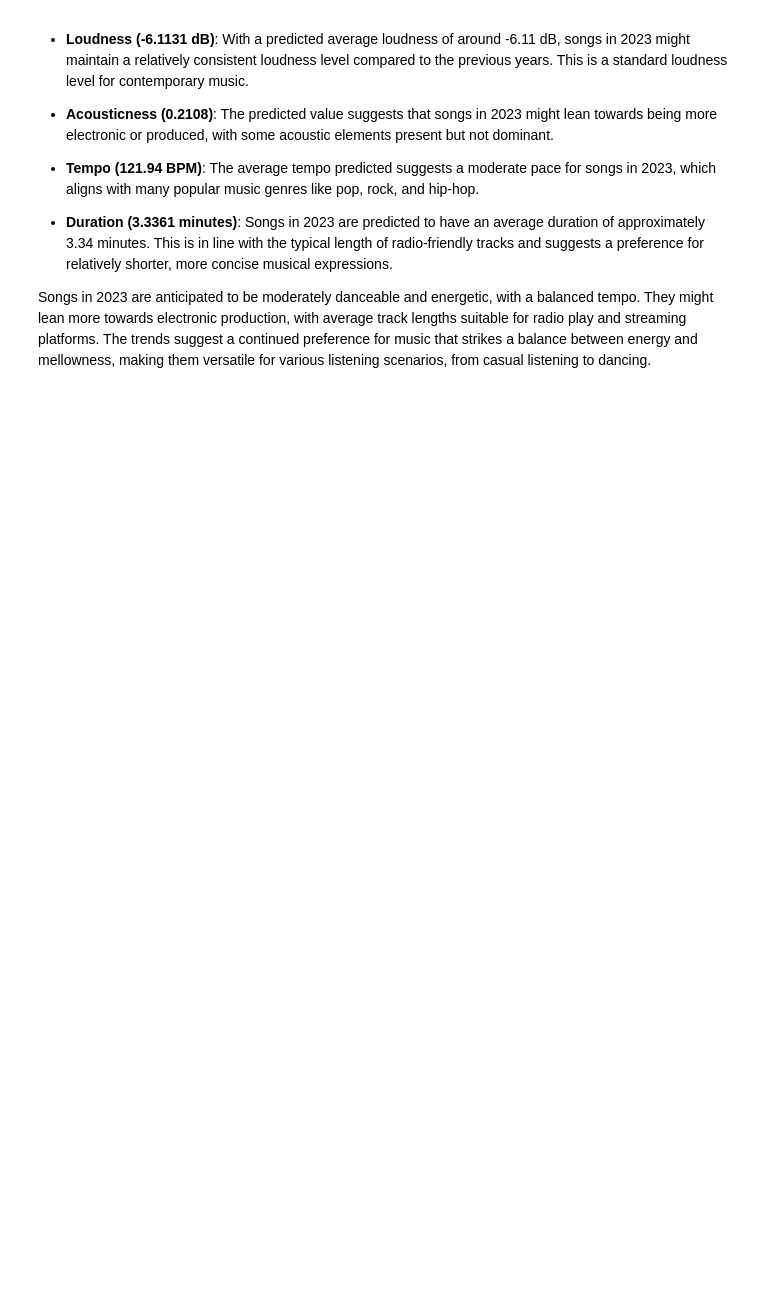
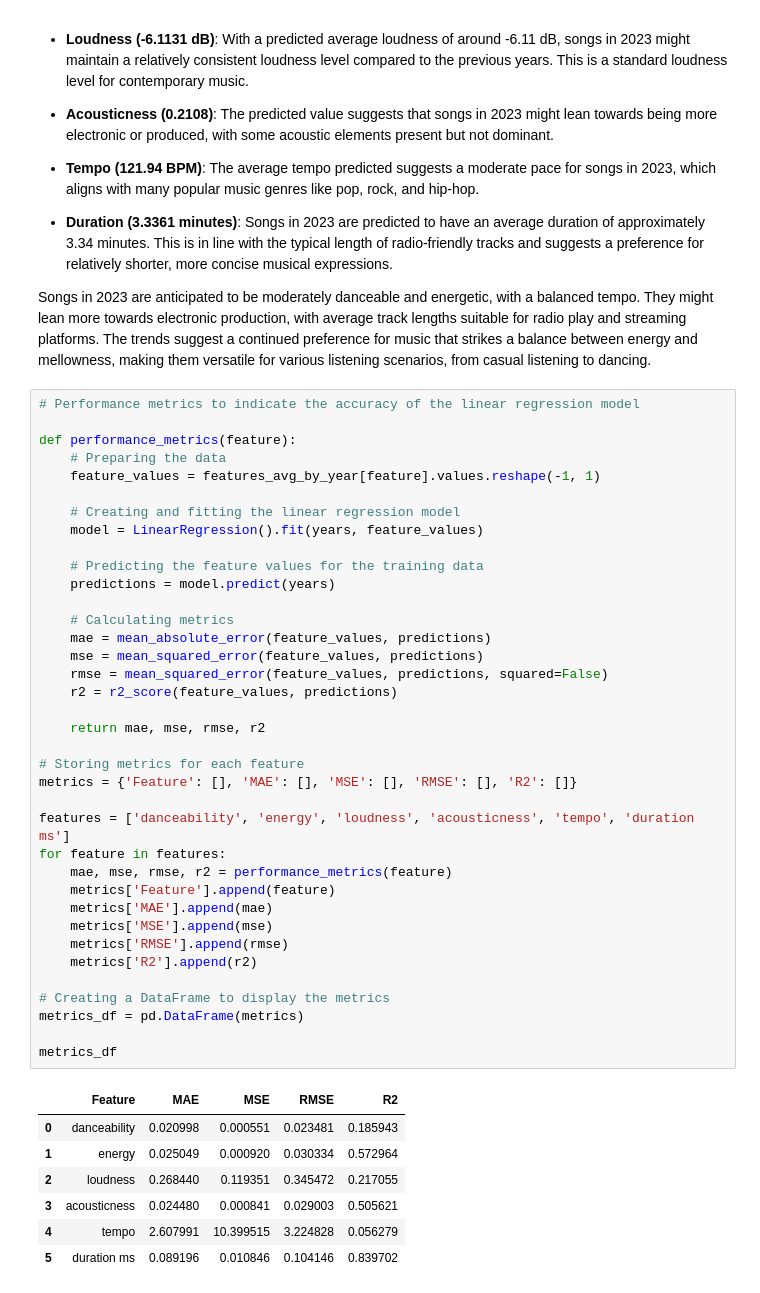
Before and after one commit to amnaduny/04-Spotify-playlist-2010-to-2022---Machine-Learning, a Jupyter notebook: playlist_2010to2022-machine_learning.ipynb, the cells around one changed output. Cells and saved outputs as stored; diff of their text form; blank space fills up the shorter version.

Commit message:
performance metrics

```diff
--- a/playlist_2010to2022-machine_learning.ipynb
+++ b/playlist_2010to2022-machine_learning.ipynb
@@ -182,3 +183,48 @@ Based on the prediction, can be concluded :
 - **Duration (3.3361 minutes)**: Songs in 2023 are predicted to have an average duration of approximately 3.34 minutes. This is in line with the typical length of radio-friendly tracks and suggests a preference for relatively shorter, more concise musical expressions.
 
 Songs in 2023 are anticipated to be moderately danceable and energetic, with a balanced tempo. They might lean more towards electronic production, with average track lengths suitable for radio play and streaming platforms. The trends suggest a continued preference for music that strikes a balance between energy and mellowness, making them versatile for various listening scenarios, from casual listening to dancing.
+# %%
+# Performance metrics to indicate the accuracy of the linear regression model
+
+def performance_metrics(feature):
+    # Preparing the data
+    feature_values = features_avg_by_year[feature].values.reshape(-1, 1)
+
+    # Creating and fitting the linear regression model
+    model = LinearRegression().fit(years, feature_values)
+
+    # Predicting the feature values for the training data
+    predictions = model.predict(years)
+
+    # Calculating metrics
+    mae = mean_absolute_error(feature_values, predictions)
+    mse = mean_squared_error(feature_values, predictions)
+    rmse = mean_squared_error(feature_values, predictions, squared=False)
+    r2 = r2_score(feature_values, predictions)
+
+    return mae, mse, rmse, r2
+
+# Storing metrics for each feature
+metrics = {'Feature': [], 'MAE': [], 'MSE': [], 'RMSE': [], 'R2': []}
+
+features = ['danceability', 'energy', 'loudness', 'acousticness', 'tempo', 'duration ms']
+for feature in features:
+    mae, mse, rmse, r2 = performance_metrics(feature)
+    metrics['Feature'].append(feature)
+    metrics['MAE'].append(mae)
+    metrics['MSE'].append(mse)
+    metrics['RMSE'].append(rmse)
+    metrics['R2'].append(r2)
+
+# Creating a DataFrame to display the metrics
+metrics_df = pd.DataFrame(metrics)
+
+metrics_df
+# %% [output]
+|  | Feature | MAE | MSE | RMSE | R2 |
+| 0 | danceability | 0.020998 | 0.000551 | 0.023481 | 0.185943 |
+| 1 | energy | 0.025049 | 0.000920 | 0.030334 | 0.572964 |
+| 2 | loudness | 0.268440 | 0.119351 | 0.345472 | 0.217055 |
+| 3 | acousticness | 0.024480 | 0.000841 | 0.029003 | 0.505621 |
+| 4 | tempo | 2.607991 | 10.399515 | 3.224828 | 0.056279 |
+| 5 | duration ms | 0.089196 | 0.010846 | 0.104146 | 0.839702 |
```
Also changed, not shown: parts of 2 cells of this notebook.
